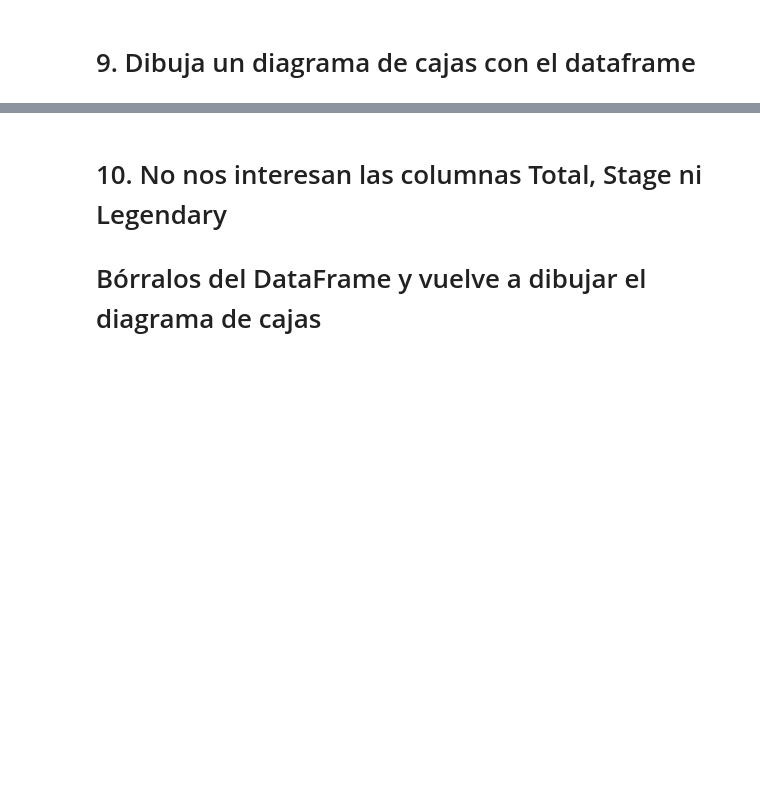
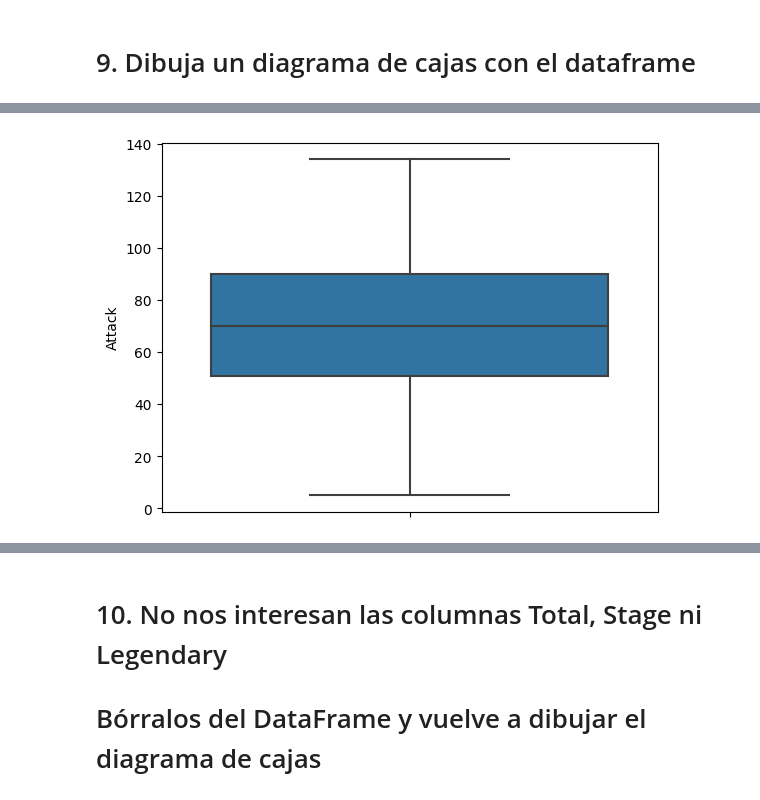
Before and after one commit to josemanuelgonzalezfornell/Data_Analyst, a Jupyter notebook: 4-Visualización/2-Seaborn/Practica/ejercicios_Seaborn.ipynb, the cells around one changed output, grey strips where cells are left out. Cells and saved outputs as stored; diff of their text form; code cells hidden in the pictures; blank space fills up the shorter version.

```diff
--- a/4-Visualización/2-Seaborn/Practica/ejercicios_Seaborn.ipynb
+++ b/4-Visualización/2-Seaborn/Practica/ejercicios_Seaborn.ipynb
@@ -143,0 +122,4 @@ plt.xlim(20,100)
+# %%
+sns.boxplot(y=df['Attack']);
+# %% [output]
+[figure, added]
```
Also changed, not shown: parts of 42 cells of this notebook.
